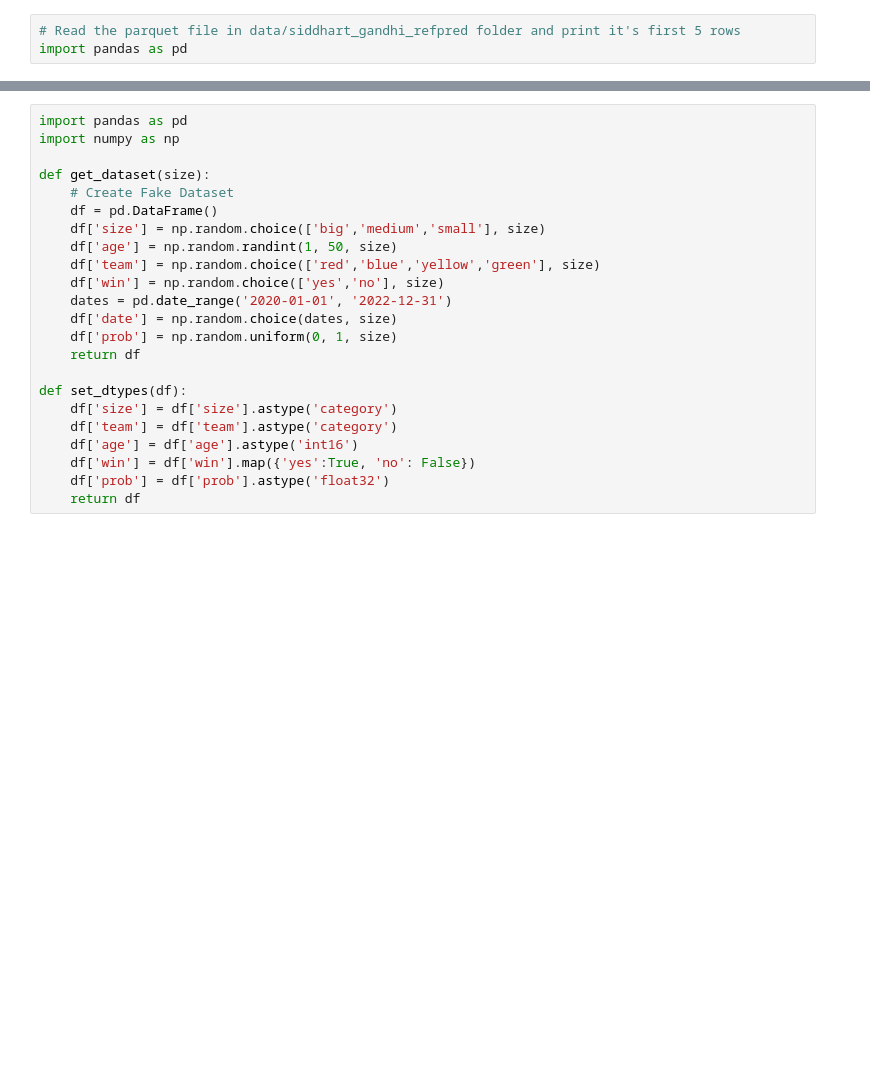
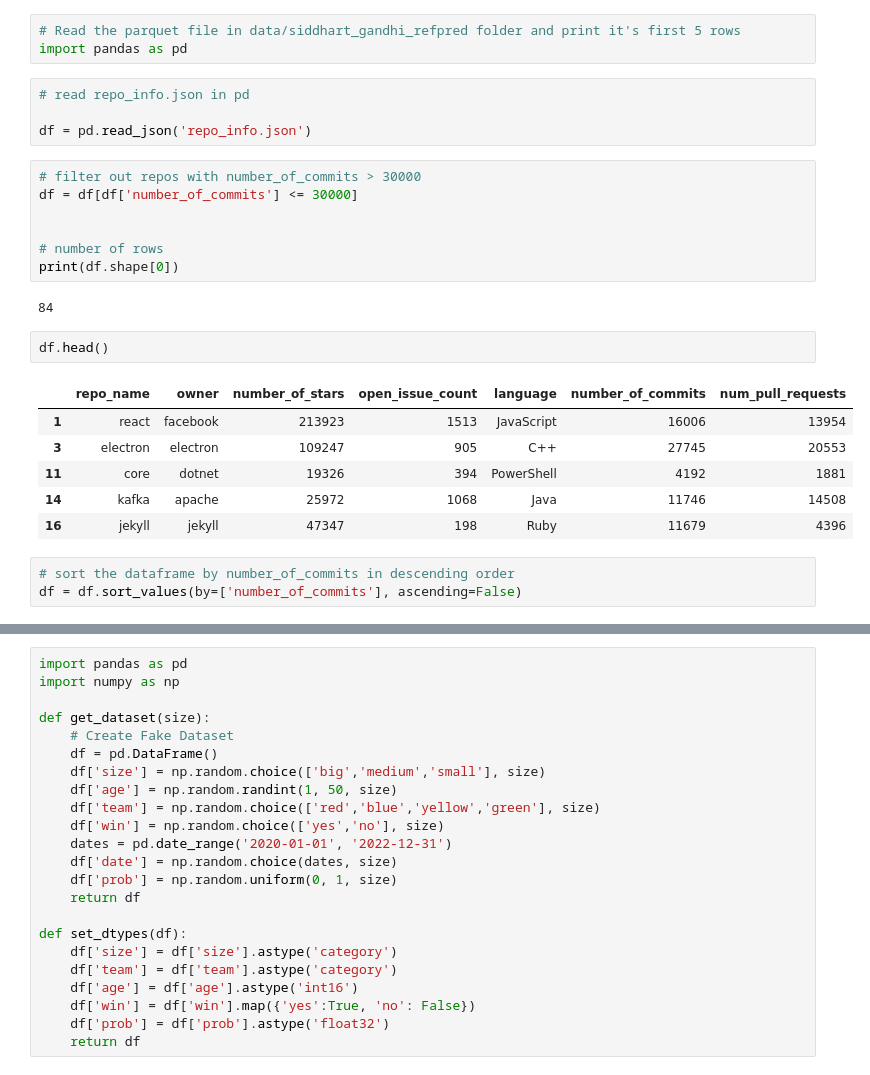
Before and after one commit to Siddharth-Gandhi/ds, a Jupyter notebook: temp.ipynb, the cells around one changed output, grey strips where cells are left out. Saved outputs shown, nothing was run; the diff lists cells and outputs as text; blank space fills up the shorter version.

```diff
--- a/temp.ipynb
+++ b/temp.ipynb
@@ -1,3 +1,28 @@
 # %%
 # Read the parquet file in data/siddhart_gandhi_refpred folder and print it's first 5 rows
 import pandas as pd
+# %%
+# read repo_info.json in pd
+
+df = pd.read_json('repo_info.json')
+# %%
+# filter out repos with number_of_commits > 30000
+df = df[df['number_of_commits'] <= 30000]
+
+
+# number of rows
+print(df.shape[0])
+# %% [output]
+84
+# %%
+df.head()
+# %% [output]
+|  | repo_name | owner | number_of_stars | open_issue_count | language | number_of_commits | num_pull_requests |
+| 1 | react | facebook | 213923 | 1513 | JavaScript | 16006 | 13954 |
+| 3 | electron | electron | 109247 | 905 | C++ | 27745 | 20553 |
+| 11 | core | dotnet | 19326 | 394 | PowerShell | 4192 | 1881 |
+| 14 | kafka | apache | 25972 | 1068 | Java | 11746 | 14508 |
+| 16 | jekyll | jekyll | 47347 | 198 | Ruby | 11679 | 4396 |
+# %%
+# sort the dataframe by number_of_commits in descending order
+df = df.sort_values(by=['number_of_commits'], ascending=False)
```
Also changed, not shown: parts of 4 cells of this notebook, 12 other files.
